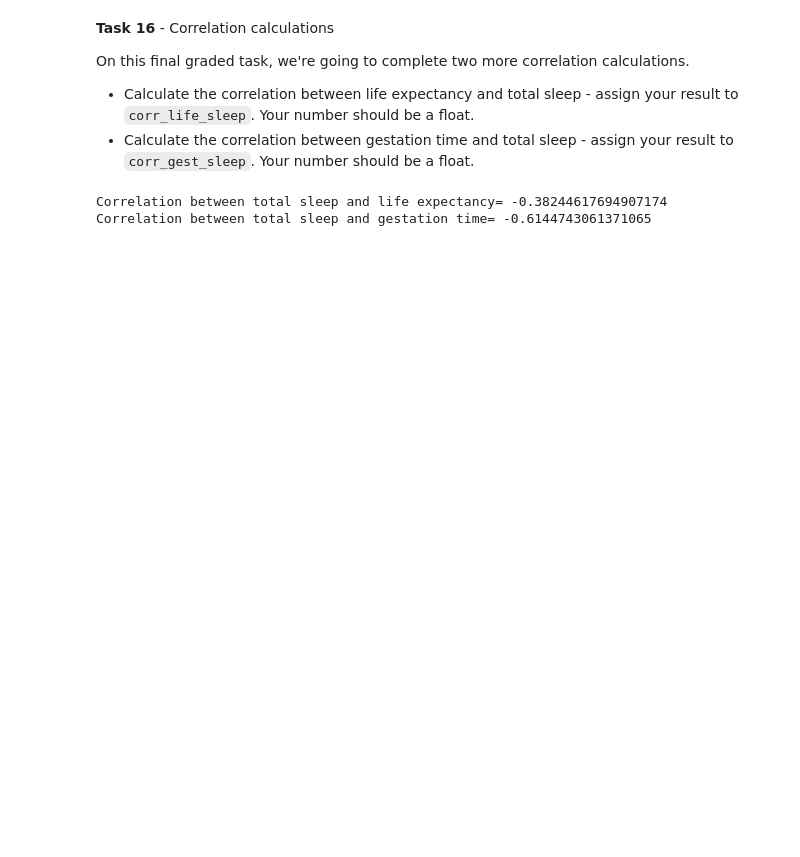
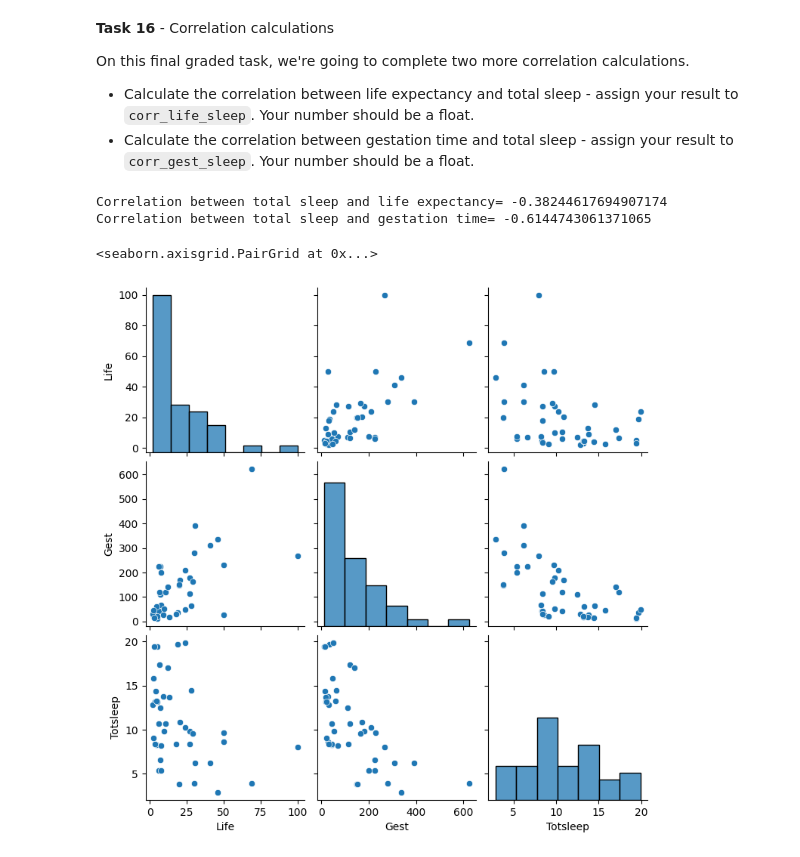
Before and after one commit to sikoh/DS-Statistics, a Jupyter notebook: Linear-Correlation-Regression/DS_SimpleLinearRegression_Homework.ipynb, the cells around one changed output. Cells and saved outputs as stored; diff of their text form; code cells hidden in the pictures; blank space fills up the shorter version.

```diff
--- a/Linear-Correlation-Regression/DS_SimpleLinearRegression_Homework.ipynb
+++ b/Linear-Correlation-Regression/DS_SimpleLinearRegression_Homework.ipynb
@@ -528,3 +528,8 @@ Correlation between total sleep and gestation time= -0.6144743061371065
 # Task 16 - Test
 
 # Hidden tests - you will see the results when you submit to Canvas
+# %%
+sns.pairplot(df_sleep[['Life', 'Gest', 'Totsleep']])
+# %% [output]
+<seaborn.axisgrid.PairGrid at 0x...>
+[figure, added]
```
